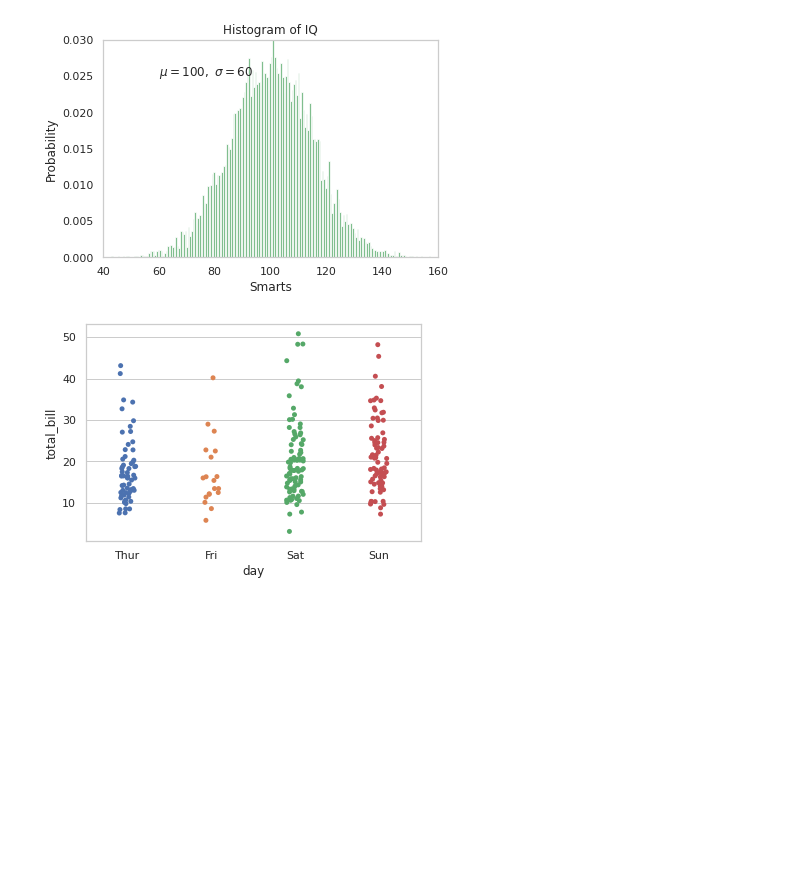
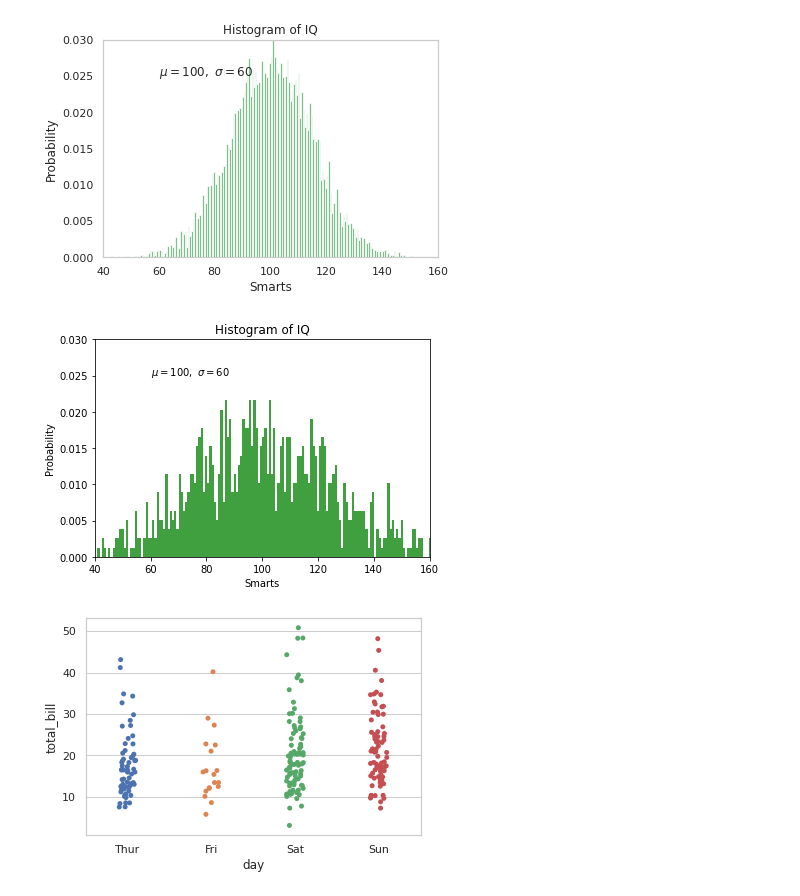
Before and after one commit to FairuzFernanda30/Latihan, a Jupyter notebook: W0401MatplotlibSeaborn.ipynb, the cells around one changed output. Cells and saved outputs as stored; diff of their text form; code cells hidden in the pictures; blank space fills up the shorter version.

```diff
--- a/W0401MatplotlibSeaborn.ipynb
+++ b/W0401MatplotlibSeaborn.ipynb
@@ -38,6 +62,22 @@ plt.grid(False)
 plt.show()
 # %% [output]
 [figure]
+# %%
+import numpy
+mu, sigma = 100, 25
+x = mu + sigma * numpy.random.randn(1000)
+
+n, bins, patches = plt.hist(x, 200, density=1, facecolor='g', alpha=0.75)
+
+plt.xlabel('Smarts')
+plt.ylabel('Probability')
+plt.title('Histogram of IQ')
+plt.text(60,.025,r'$\mu=100,\ \sigma=60$')
+plt.axis([40, 160, 0, 0.03])
+plt.grid(False)
+plt.show()
+# %% [output]
+[figure, added]
 # %%
 import numpy as np
 import pandas as pd
```
Also changed, not shown: parts of 13 cells of this notebook.
